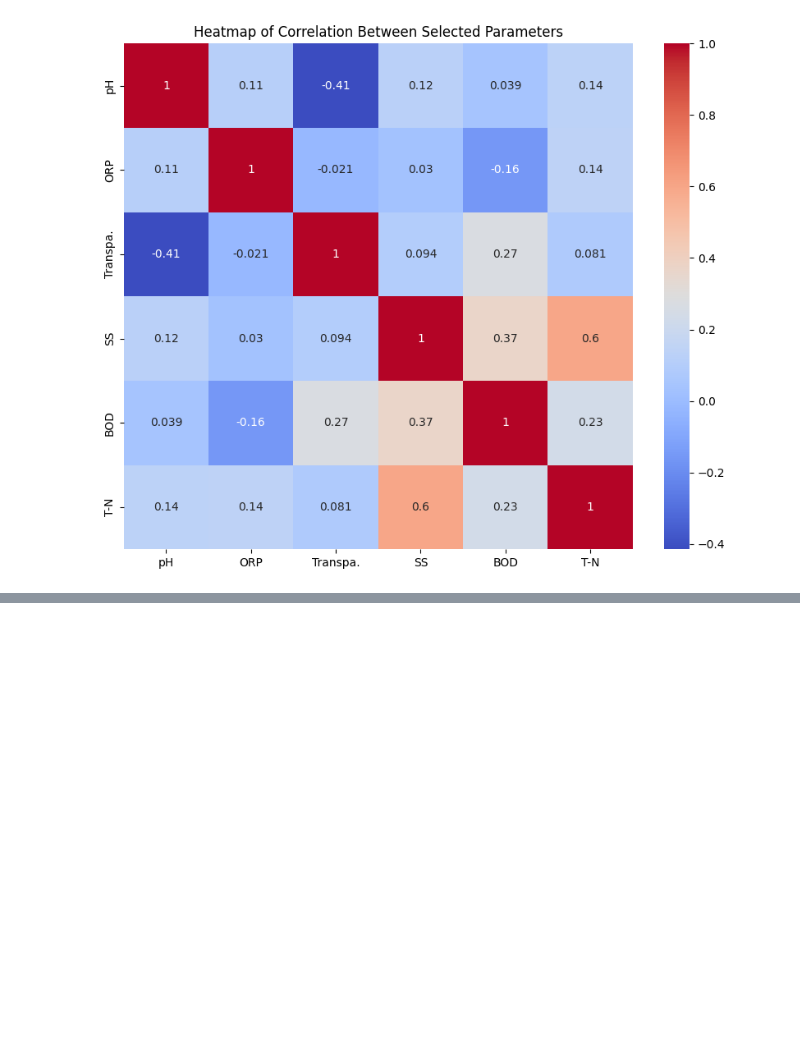
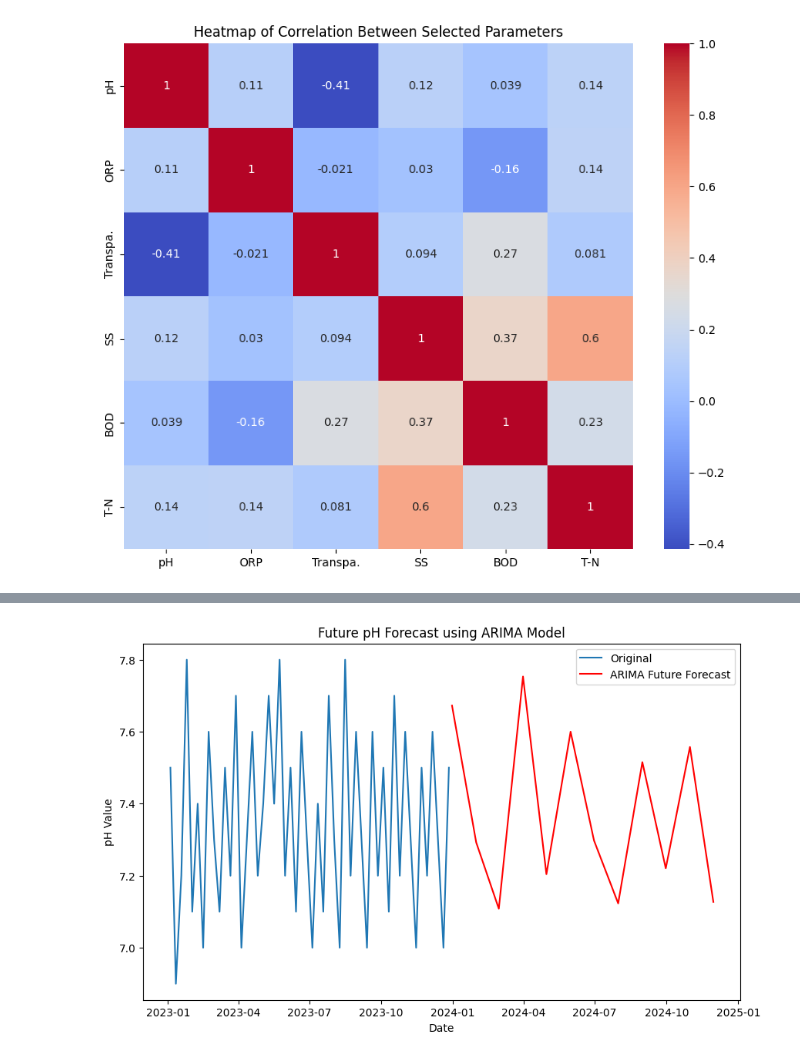
Before and after one commit to ShoheiHorikawa/time-series-analysis, a Jupyter notebook: analysis1.ipynb, the cells around one changed output, grey strips where cells are left out. Cells and saved outputs as stored; diff of their text form; code cells hidden in the pictures; blank space fills up the shorter version.

```diff
--- a/analysis1.ipynb
+++ b/analysis1.ipynb
@@ -78,0 +154,32 @@ plt.show()
+# %%
+# Splitting the data into train and test sets for ARIMA and Bayesian inference
+train_size = int(len(pH_data) * 0.8)
+train, test = pH_data[0:train_size], pH_data[train_size:]
+
+# ARIMA model for forecasting
+arima_forecast_model = ARIMA(train, order=(1, 1, 1), seasonal_order=(1, 1, 1, 12))
+arima_forecast_result = arima_forecast_model.fit()
+
+# Forecasting future values using ARIMA model
+arima_future_forecast = arima_forecast_result.get_forecast(steps=12)  # Forecasting next 12 periods
+
+# Plotting the future forecast
+plt.figure(figsize=(10, 6))
+
+# Plotting the original series
+plt.plot(pH_data, label='Original')
+
+# Plotting the forecasted values
+plt.plot(pd.date_range(pH_data.index[-1], periods=12, freq='M'),  # Generating future dates
+         arima_future_forecast.predicted_mean,
+         color='red',
+         label='ARIMA Future Forecast')
+
+
+plt.title('Future pH Forecast using ARIMA Model')
+plt.xlabel('Date')
+plt.ylabel('pH Value')
+plt.legend()
+plt.show()
+# %% [output]
+[figure, added]
```
Also changed, not shown: parts of 10 cells of this notebook, 2 other files.
